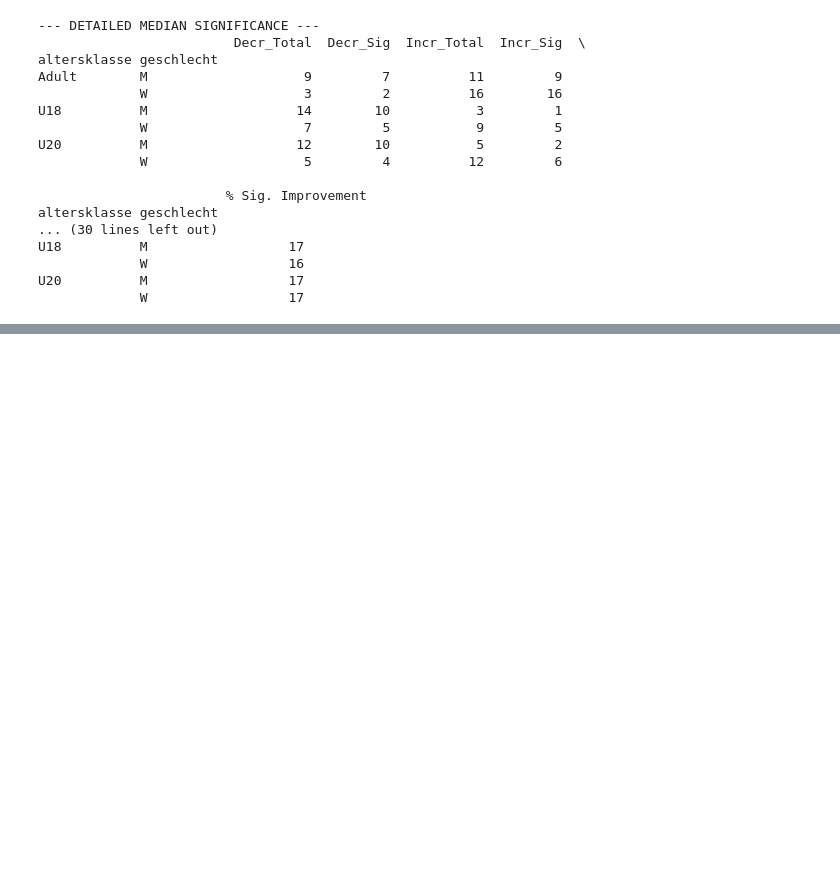
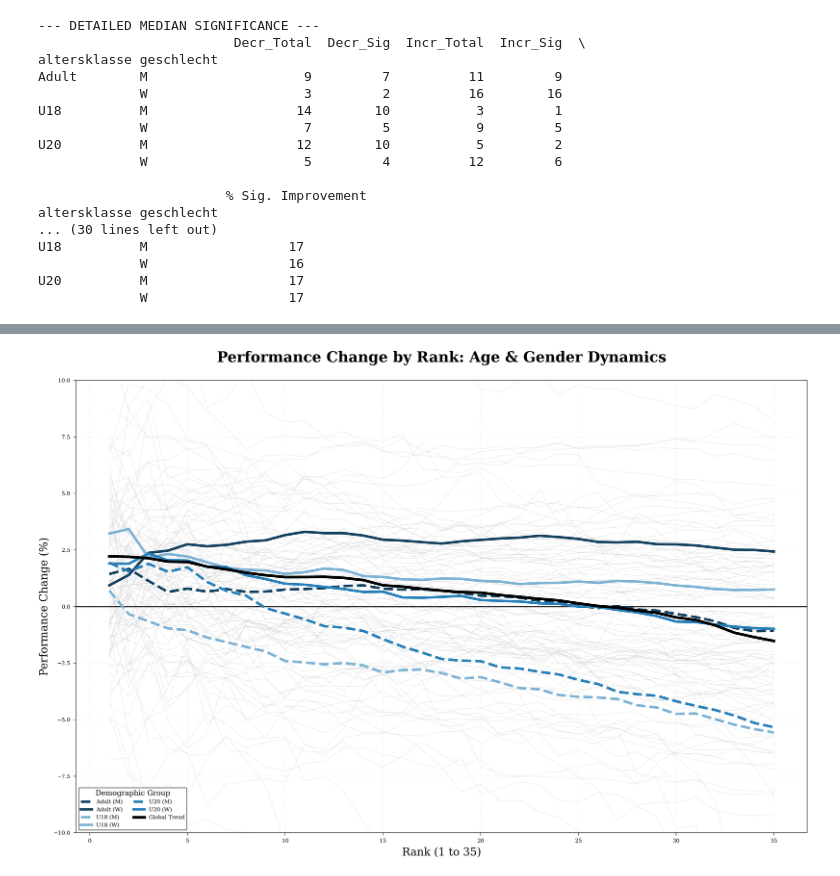
Before and after one commit to maxwernz/Data-Literacy, a Jupyter notebook: mattis/trendAnalysis/gapAnalysis.ipynb, the cells around one changed output, grey strips where cells are left out. Cells and saved outputs as stored; diff of their text form; code cells hidden in the pictures; blank space fills up the shorter version.

Commit message:
Added Rank plot

```diff
--- a/mattis/trendAnalysis/gapAnalysis.ipynb
+++ b/mattis/trendAnalysis/gapAnalysis.ipynb
@@ -619,3 +540,11 @@ U18          M                  17
              W                  16
 U20          M                  17
              W                  17
+# %%
+data_all['rank'] = data_all.groupby(["jahr", "disziplin", "geschlecht", "altersklasse"])["iaaf_score"].rank(ascending=False, method='first')
+
+results_ranks_disc_age = hp.calculate_rank_diff(data_all, ["group", "geschlecht", "altersklasse"], 35)
+results_ranks_age      = hp.calculate_rank_diff(data_all, ["geschlecht", "altersklasse"], 35)
+results_ranks_all      = hp.calculate_rank_diff(data_all, [], 35) # Leere Liste für "All"
+results_ranks_group = hp.calculate_rank_diff(data_all, ["disziplin", "geschlecht", "altersklasse"], 35)
+results_ranks_discipline = hp.calculate_rank_diff(data_all, ["disziplin"], 35)
@@ -621,0 +576,66 @@ U20          M                  17
+# %%
+import matplotlib.pyplot as plt
+
+# 1. Setup the Plot
+plt.figure(figsize=(12, 8))
+
+# 2. Define Age-specific colors (Consistent across genders)
+# Blues/Dark tones for a professional look
+age_colors = {"Adult": "#154360", "U20": "#2980b9", "U18": "#7fb3d5"}
+
+# 3. Plot ALL individual discipline-level lines in background (Light Grey)
+for (disc, gender, age), disc_df in results_ranks_group.groupby(["disziplin", "geschlecht", "altersklasse"]):
+    plt.plot(
+        disc_df["rank"],
+        disc_df["mean_diff_perc"],
+        color="grey",
+        linewidth=0.6,
+        alpha=0.15,  # Very faint to stay in background
+        zorder=1
+    )
+
+# 4. Plot Aggregated Demographic Trends
+# We use Solid for Women and Dashed for Men (or vice versa)
+for (age, gender), group_df in results_ranks_age.groupby(["altersklasse", "geschlecht"]):
+    color = age_colors.get(age, "grey")
+    # Using different styles to distinguish gender within the same color family
+    linestyle = "-" if gender == "W" else "--"
+    label = f"{age} ({gender})"
+
+    plt.plot(
+        group_df["rank"],
+        group_df["mean_diff_perc"],
+        color=color,
+        linestyle=linestyle,
+        linewidth=2.8,
+        alpha=1.0,
+        label=label,
+        zorder=4
+    )
+
+# 5. Global Trend (Thick Black Line)
+plt.plot(
+    results_ranks_all["rank"],
+    results_ranks_all["mean_diff_perc"],
+    color="black",
+    linewidth=3,
+    linestyle="-",
+    label="Global Trend",
+    zorder=5
+)
+
+# 6. Formatting
+plt.ylim(-10, 10)
+plt.axhline(0, color='black', linestyle='-', linewidth=1.5, alpha=0.8)
+plt.title("Performance Change by Rank: Age & Gender Dynamics", fontsize=16, pad=20, fontweight='bold')
+plt.ylabel("Performance Change (%)", fontsize=12)
+plt.xlabel("Rank (1 to 35)", fontsize=12)
+plt.grid(True, linestyle=':', alpha=0.3)
+
+# 7. Legend - Organized in 2 columns for clarity
+plt.legend(title="Demographic Group", loc='lower left', framealpha=1.0, ncol=2)
+
+plt.tight_layout()
+plt.show()
+# %% [output]
+[figure, added]
```
Also changed, not shown: parts of 10 cells of this notebook.
